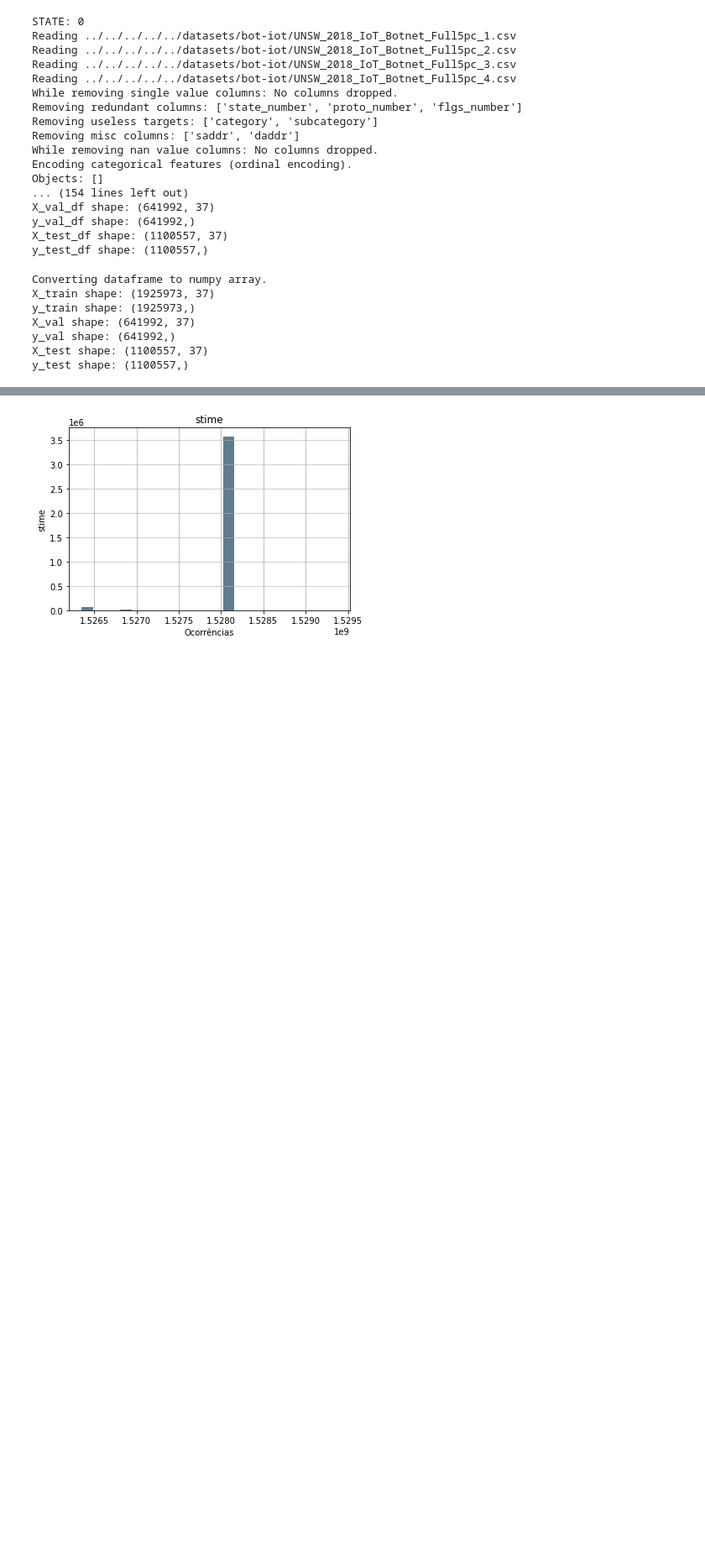
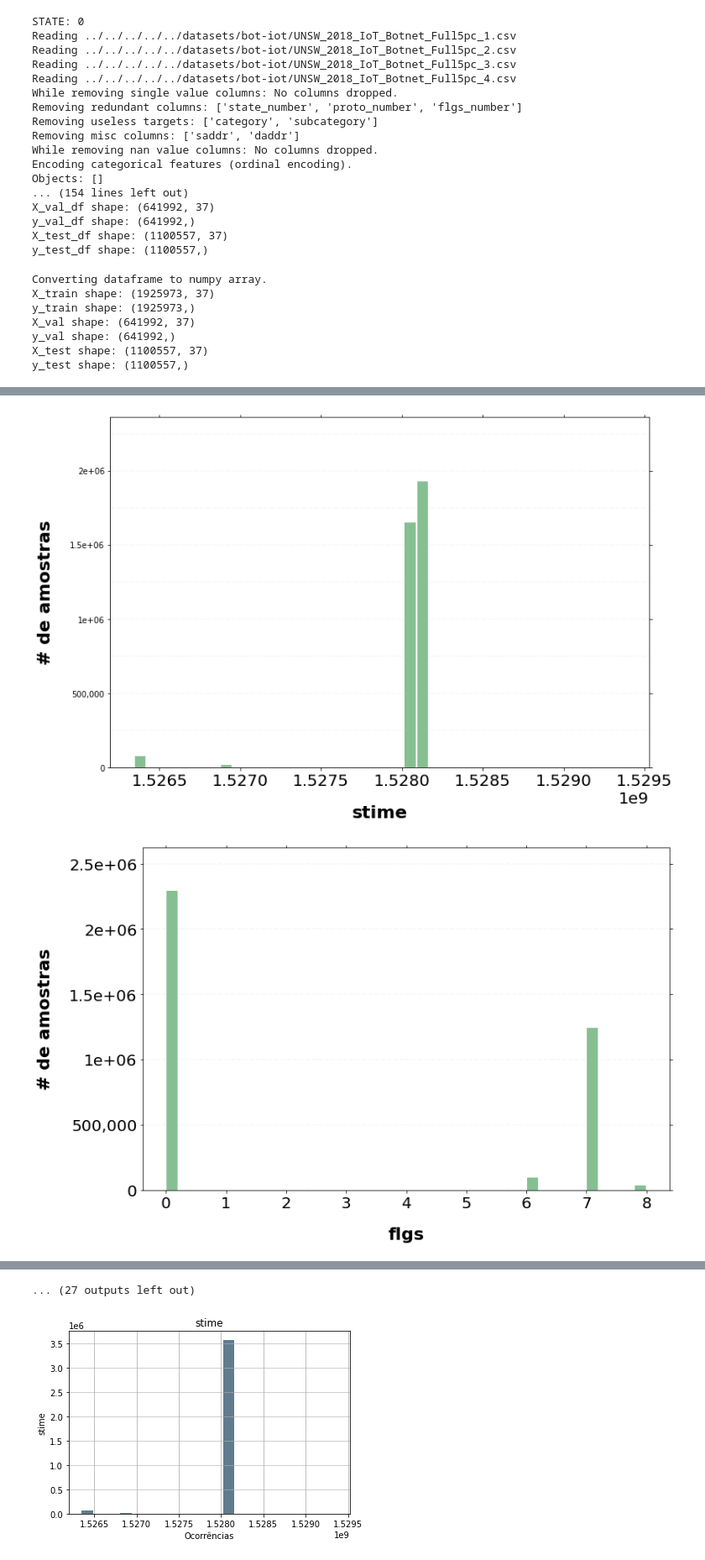
Before and after one commit to kaylani2/machineLearning, a Jupyter notebook: src/specific_models/cpe722/attack_identification/jupyter_notebooks/som_UNsupervised.ipynb, the cells around one changed output, grey strips where cells are left out. Shown at 84% size. Cells and saved outputs as stored; diff of their text form; code cells hidden in the pictures; blank space fills up the shorter version.

```diff
--- a/src/specific_models/cpe722/attack_identification/jupyter_notebooks/som_UNsupervised.ipynb
+++ b/src/specific_models/cpe722/attack_identification/jupyter_notebooks/som_UNsupervised.ipynb
@@ -216,0 +206,70 @@ plt.show ()
+# %%
+# for column in df.columns:
+#    hist = df [column].hist(bins=3)
+#    print (column)
+#    plt.scatter(df [column], df ['attack'], s=100,)# c=df.female
+#    plt.show ()
+
+
+### PLOT
+print (type (X_train))
+#print (((X_train_df.dtypes)))
+#print (df ['spkts'].values)
+
+#hist = df.hist (column = 'mean', figsize = (12, 8))
+
+### K: .count () takes a bit too long...
+#df.groupby ('mean').count ().plot ()
+
+
+from matplotlib.ticker import StrMethodFormatter
+
+for column in df.columns:
+
+    print (column)
+    ax = df.hist(column=column,# bins = np.logspace(np.log10(0.1),np.log10(1.0), 50),
+                 bins = 40,
+                 #bins = max (df [column].nunique (), 50),
+                 grid=False, figsize=(12,8), color='#86bf91', zorder=2, rwidth=0.9)
+    ax = ax[0]
+    for x in ax:
+        # Despine
+#         x.spines['right'].set_visible(False)
+#         x.spines['top'].set_visible(False)
+#         x.spines['left'].set_visible(False)
+
+        # Switch off ticks
+        x.tick_params(axis="both", which="both", bottom="on", top="on", labelbottom="on", left="on", right="on", labelleft="on")
+
+        # Draw horizontal axis lines
+        vals = x.get_yticks()
+        for tick in vals:
+            x.axhline(y=tick, linestyle='dashed', alpha=0.4, color='#eeeeee', zorder=1)
+
+        # Remove title
+        x.set_title("")
+
+        # Set x-axis label
+        x.set_xlabel(column, labelpad=20, weight='bold', size=22)
+
+        # Set y-axis label
+        x.set_ylabel('# de amostras', labelpad=20, weight='bold', size=22)
+
+        #x.set_xticklabels(x_ticks, rotation=0, fontsize=20)
+        plt.rc('xtick',labelsize=20)
+        plt.rc('ytick',labelsize=20)
+
+        #x.set_xticklabels(x_ticks, rotation=0, fontsize=20)
+
+
+        # Format y-axis label
+        x.yaxis.set_major_formatter(StrMethodFormatter('{x:,g}'))
+        x.figure.savefig (column + '.png')
+        x.plot ()
+
+
+
+#plt.scatter(df ['bytes'], df ['attack'], s=100,)# c=df.female
+#plt.show ()
+#plt.scatter ()
+# %% [output]
@@ -216,0 +293,2 @@ plt.show ()
+[figure, added]
+[figure, added]
@@ -217,3 +304,4 @@ plt.show ()
+... (27 outputs left out)
 # %%
 ### Print pearson
 import seaborn as sb
```
Also changed, not shown: parts of 3 cells of this notebook, 41 other files.
